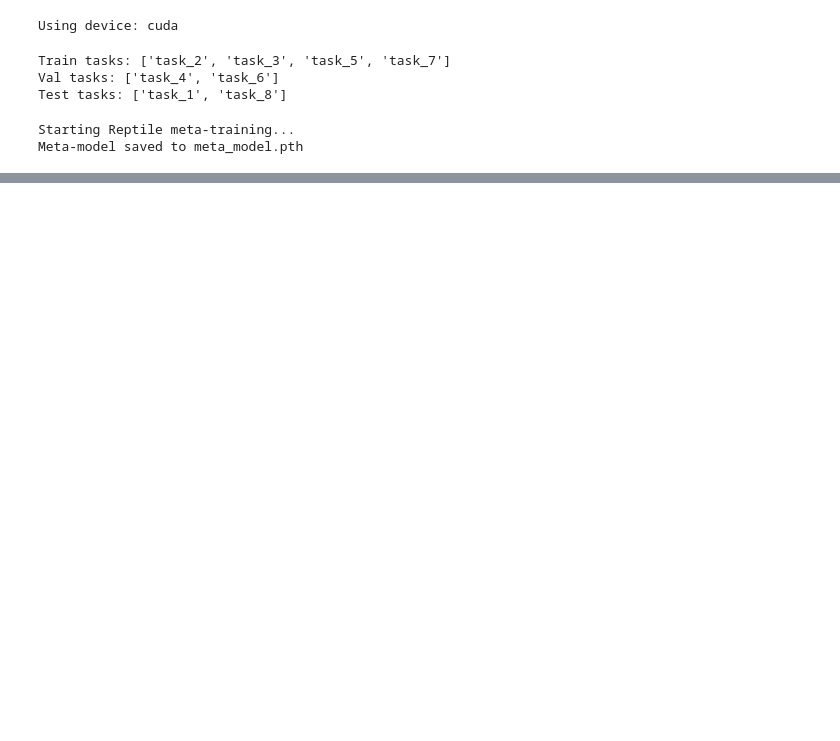
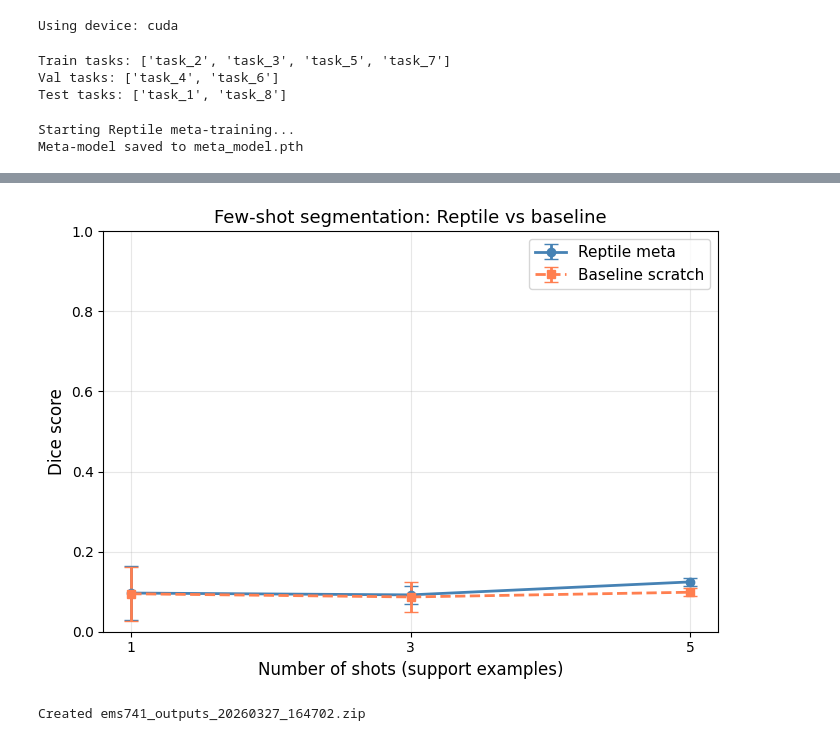
Before and after one commit to timfkl/QMUL-EMS741-Group-8, a Jupyter notebook: EMS741_Group8_Reptile_Cluster.ipynb, the cells around one changed output, grey strips where cells are left out. Cells and saved outputs as stored; diff of their text form; code cells hidden in the pictures; blank space fills up the shorter version.

```diff
--- a/EMS741_Group8_Reptile_Cluster.ipynb
+++ b/EMS741_Group8_Reptile_Cluster.ipynb
@@ -140,0 +326,69 @@ Task task_8 | Reptile: 0.0352 | Baseline: 0.0121
+# %%
+shots = sorted(results.keys())
+rmeans = [np.mean(results[s]["reptile"]) for s in shots]
+rstds  = [np.std(results[s]["reptile"])  for s in shots]
+bmeans = [np.mean(results[s]["baseline"]) for s in shots]
+bstds  = [np.std(results[s]["baseline"])  for s in shots]
+
+fig, ax = plt.subplots(figsize=(7, 5))
+ax.errorbar(
+    shots, rmeans, yerr=rstds,
+    marker="o", linewidth=2, capsize=5,
+    label="Reptile meta", color="steelblue",
+)
+ax.errorbar(
+    shots, bmeans, yerr=bstds,
+    marker="s", linewidth=2, capsize=5,
+    linestyle="--",
+    label="Baseline scratch", color="coral",
+)
+ax.set_xlabel("Number of shots (support examples)", fontsize=12)
+ax.set_ylabel("Dice score", fontsize=12)
+ax.set_title("Few-shot segmentation: Reptile vs baseline", fontsize=13)
+ax.set_xticks(shots)
+ax.set_ylim(0, 1)
+ax.grid(True, alpha=0.3)
+ax.legend(fontsize=11)
+plt.tight_layout()
+plt.savefig("few_shot_results.png", dpi=150)
+plt.show()
+# %% [output]
+[figure, added]
+# %%
+import zipfile
+from datetime import datetime
+
+summary = {
+    "n_outer": N_OUTER,
+    "k_inner": K_INNER,
+    "inner_lr": INNER_LR,
+    "meta_lr": META_LR,
+    "adapt_steps": ADAPT_STEPS,
+    "baseline_epochs": BASELINE_EPOCHS,
+    "device": DEVICE,
+    "results": results,
+}
+
+stamp = datetime.now().strftime("%Y%m%d_%H%M%S")
+summary_name = f"summary_EMS741_{stamp}.json"
+
+import json
+with open(summary_name, "w") as f:
+    json.dump(summary, f, indent=2)
+
+zip_name = f"ems741_outputs_{stamp}.zip"
+with zipfile.ZipFile(zip_name, "w", zipfile.ZIP_DEFLATED) as z:
+    for fname in [
+        "meta_model.pth",
+        "meta_training_val_dice.png",
+        "meta_training_inner_loss.png",
+        "few_shot_results.png",
+        "few_shot_summary.csv",
+        summary_name,
+    ]:
+        if os.path.exists(fname):
+            z.write(fname)
+
+print("Created", zip_name)
+# %% [output]
+Created ems741_outputs_20260327_164702.zip
```
Also changed, not shown: parts of 5 cells of this notebook, 1 other file.
